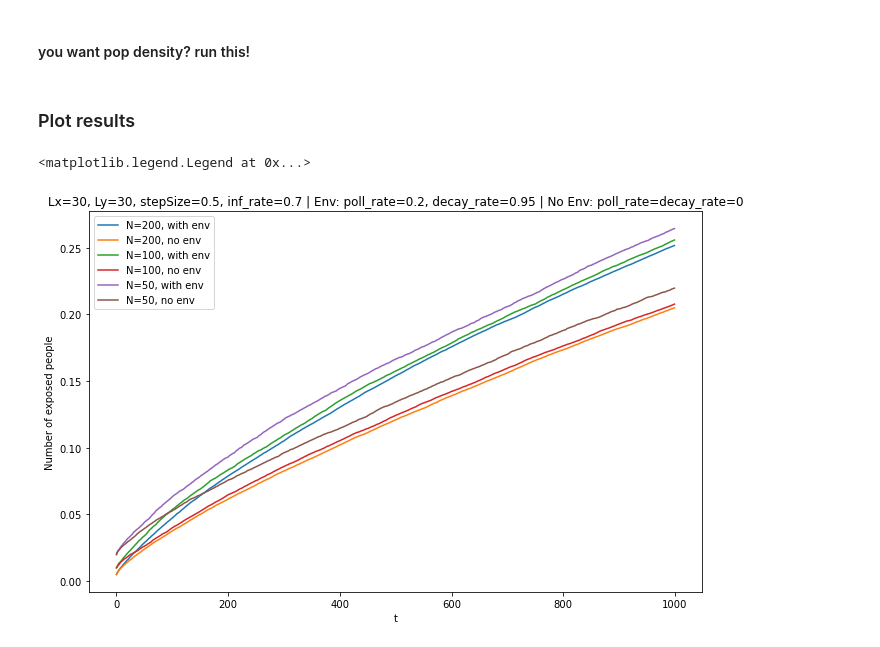
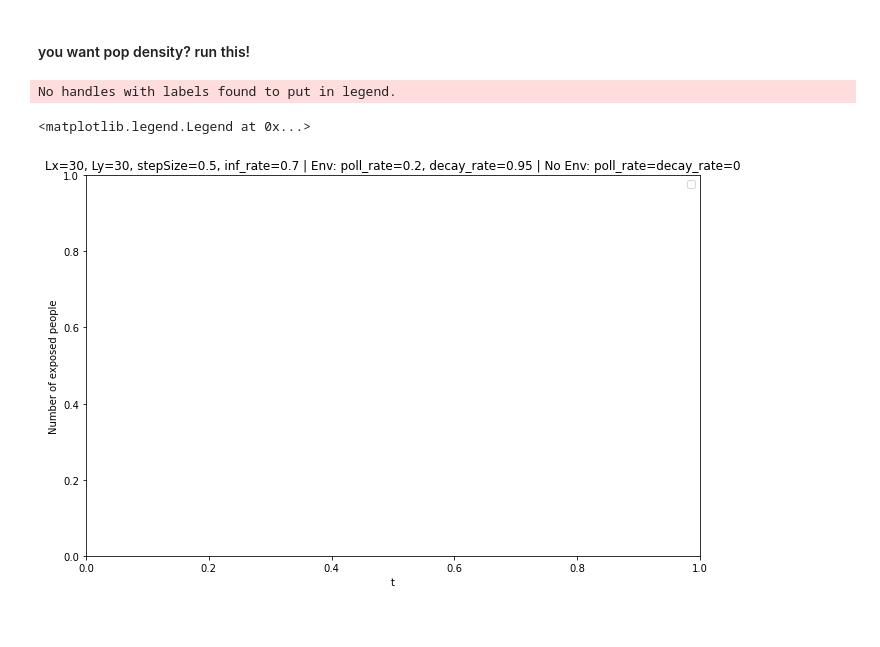
Before and after one commit to ialireza13/Episterian, a Jupyter notebook: randomWalkJobs.ipynb, the cells around one changed output. Saved outputs shown, nothing was run; the diff lists cells and outputs as text; code cells hidden in the pictures.

```diff
--- a/randomWalkJobs.ipynb
+++ b/randomWalkJobs.ipynb
@@ -32,7 +34,7 @@ lbls = ['N=200, with env', 'N=200, no env', 'N=100, with env', 'N=100, no env',
 results = []
 if __name__ ==  '__main__':
     i=0
-    for job in tqdm(jobs):
+    for job in jobs:
         i+=1
         works = [job for i in range(realisations)]
         with mp.Pool(mp.cpu_count()) as pool:
@@ -49,0 +48,4 @@ Wall time: 17min 33s
+# %%
+for i in range(len(results)):
+    for j in range(len(results[i])):
+        results[i][j] = (results[i][j]['from_per'].cumsum(), results[i][j]['from_env'].cumsum())
@@ -49,0 +58,12 @@ Wall time: 17min 33s
+# %%
+t = np.arange(tMax)
+ts = [np.mean(res, axis=0) for res in results]
+errors = [np.std(res, axis=0) for res in results]
+fig, ax = plt.subplots(figsize=(11, 7))
+for i in range(jobs.shape[0]):
+    plt.plot(t, np.sum(ts[i], axis=0), label=lbls[i])
+    ax.fill_between(t, np.sum(ts[i], axis=0)+np.sum(errors[i], axis=0)/2, np.sum(ts[i], axis=0)-errors[i]/2, alpha=0.5)
+ax.set_xlabel("t")
+ax.set_ylabel("Number of exposed people")
+ax.set_title("")
+ax.legend()
@@ -50,21 +73,20 @@ Wall time: 17min 33s
 # %% [markdown]
 #### you want pop density? run this!
 # %%
-results = [results[i]/jobs[i][0] for i in range(jobs.shape[0])]
+results_dens = [results[i]/jobs[i][0] for i in range(jobs.shape[0])]
-# %% [markdown]
-### Plot results
 # %%
 t = np.arange(tMax)
-ts = [np.mean(res, axis=0) for res in results]
-errors = [np.std(res, axis=0) for res in results]
+ts = [np.mean(res, axis=0) for res in results_dens]
+errors = [np.std(res, axis=0) for res in results_dens]
 fig, ax = plt.subplots(figsize=(11, 7))
-for i in range(jobs.shape[0]):
+for i in range(8,jobs.shape[0]):
     plt.plot(t, ts[i], label=lbls[i])
-    ax.fill_between(t, ts[i]+errors[i]/2, ts[i]-errors[i]/2, alpha=0.5)
+#     ax.fill_between(t, ts[i]+errors[i]/2, ts[i]-errors[i]/2, alpha=0.5)
 ax.set_xlabel("t")
 ax.set_ylabel("Number of exposed people")
 ax.set_title("Lx="+str(Lx)+", Ly="+str(Ly)+", stepSize="+str(stepSize)+", inf_rate=0.7 | Env: poll_rate="+str(0.2)+", decay_rate="+str(0.95)+" | No Env: poll_rate=decay_rate=0")
 ax.legend()
 # %% [output]
-<matplotlib.legend.Legend at 0x...>
+No handles with labels found to put in legend.
+<matplotlib.legend.Legend at 0x...>
-[figure, old version]
+[figure, new version]
```
Also changed, not shown: parts of 9 cells of this notebook, 1 other file.
